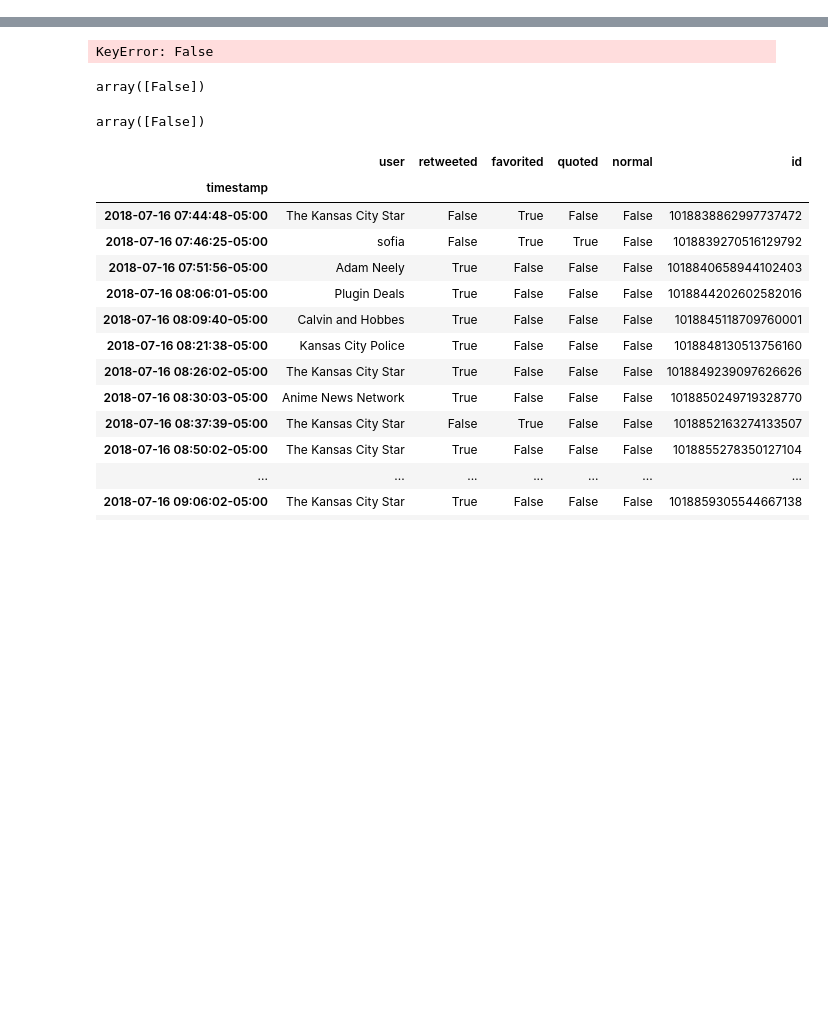
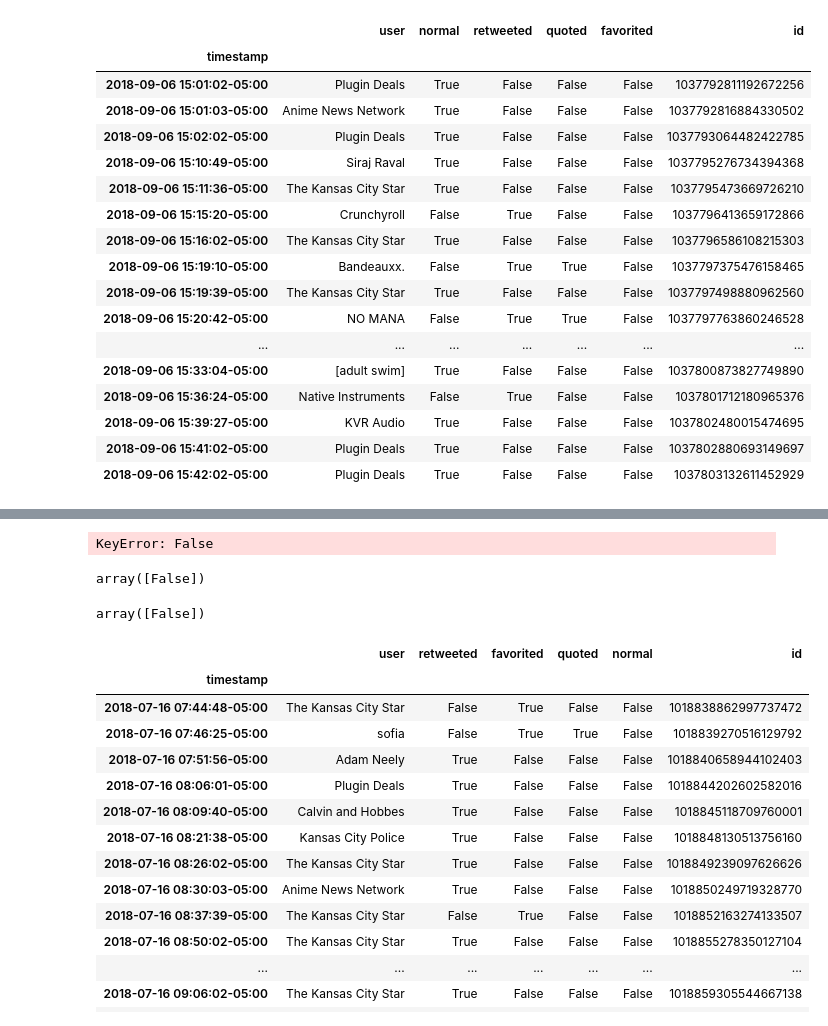
Before and after one commit to CalebWelch/music_theory_twitter, a Jupyter notebook: Analysisbook.ipynb, the cells around one changed output, grey strips where cells are left out. Cells and saved outputs as stored; diff of their text form; code cells hidden in the pictures; blank space fills up the shorter version.

Commit message:
fixed saved data

```diff
--- a/Analysisbook.ipynb
+++ b/Analysisbook.ipynb
@@ -32,3 +53,24 @@ data.drop(columns=['Unnamed: 0','timestamp'],axis=1, inplace=True)
+# %%
+data
+# %% [output]
+|  | user | normal | retweeted | quoted | favorited | id |
+| timestamp |  |  |  |  |  |  |
+| 2018-09-06 15:01:02-05:00 | Plugin Deals | True | False | False | False | 1037792811192672256 |
+| 2018-09-06 15:01:03-05:00 | Anime News Network | True | False | False | False | 1037792816884330502 |
+| 2018-09-06 15:02:02-05:00 | Plugin Deals | True | False | False | False | 1037793064482422785 |
+| 2018-09-06 15:10:49-05:00 | Siraj Raval | True | False | False | False | 1037795276734394368 |
+| 2018-09-06 15:11:36-05:00 | The Kansas City Star | True | False | False | False | 1037795473669726210 |
+| 2018-09-06 15:15:20-05:00 | Crunchyroll | False | True | False | False | 1037796413659172866 |
+| 2018-09-06 15:16:02-05:00 | The Kansas City Star | True | False | False | False | 1037796586108215303 |
+| 2018-09-06 15:19:10-05:00 | Bandeauxx. | False | True | True | False | 1037797375476158465 |
+| 2018-09-06 15:19:39-05:00 | The Kansas City Star | True | False | False | False | 1037797498880962560 |
+| 2018-09-06 15:20:42-05:00 | NO MANA | False | True | True | False | 1037797763860246528 |
+| ... | ... | ... | ... | ... | ... | ... |
+| 2018-09-06 15:33:04-05:00 | [adult swim] | True | False | False | False | 1037800873827749890 |
+| 2018-09-06 15:36:24-05:00 | Native Instruments | False | True | False | False | 1037801712180965376 |
+| 2018-09-06 15:39:27-05:00 | KVR Audio | True | False | False | False | 1037802480015474695 |
+| 2018-09-06 15:41:02-05:00 | Plugin Deals | True | False | False | False | 1037802880693149697 |
+| 2018-09-06 15:42:02-05:00 | Plugin Deals | True | False | False | False | 1037803132611452929 |
 # %%
 currentPage = -1
 friendsList = []
```
Also changed, not shown: parts of 5 cells of this notebook, 3 other files.
